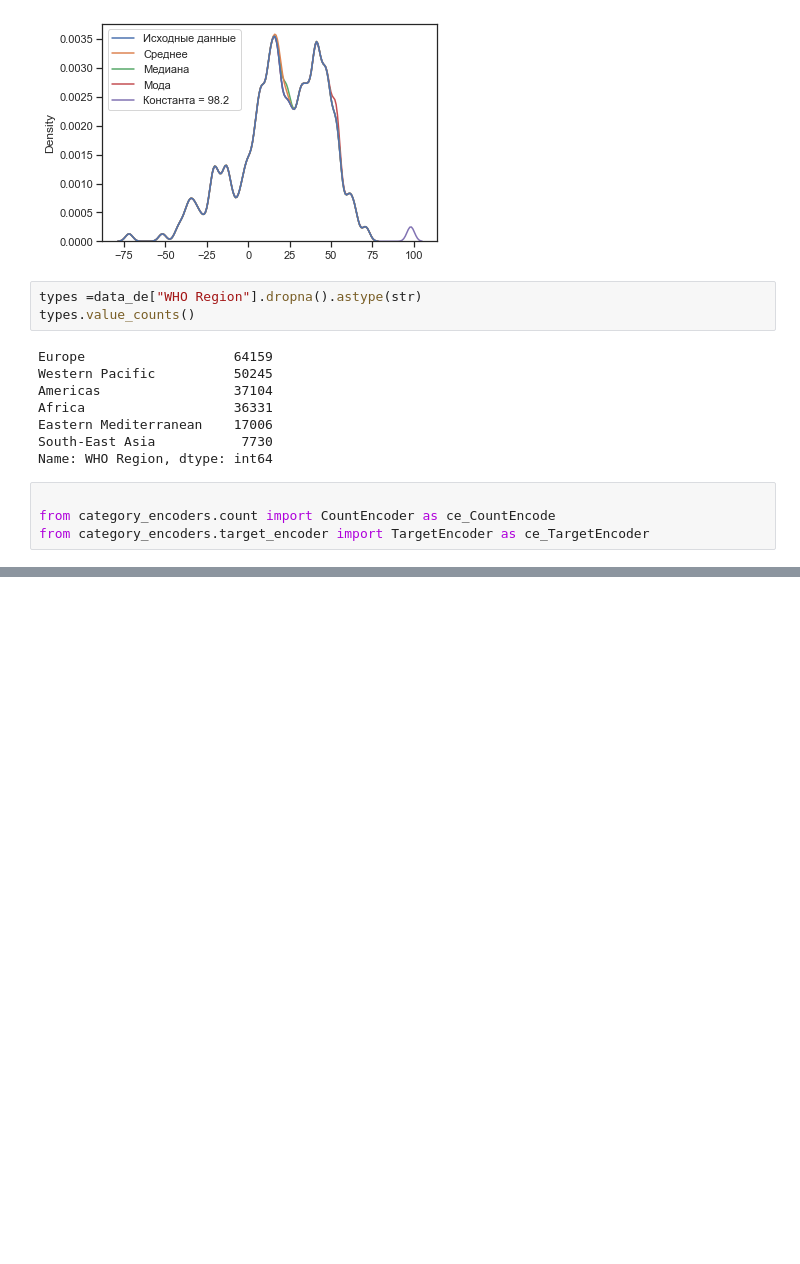
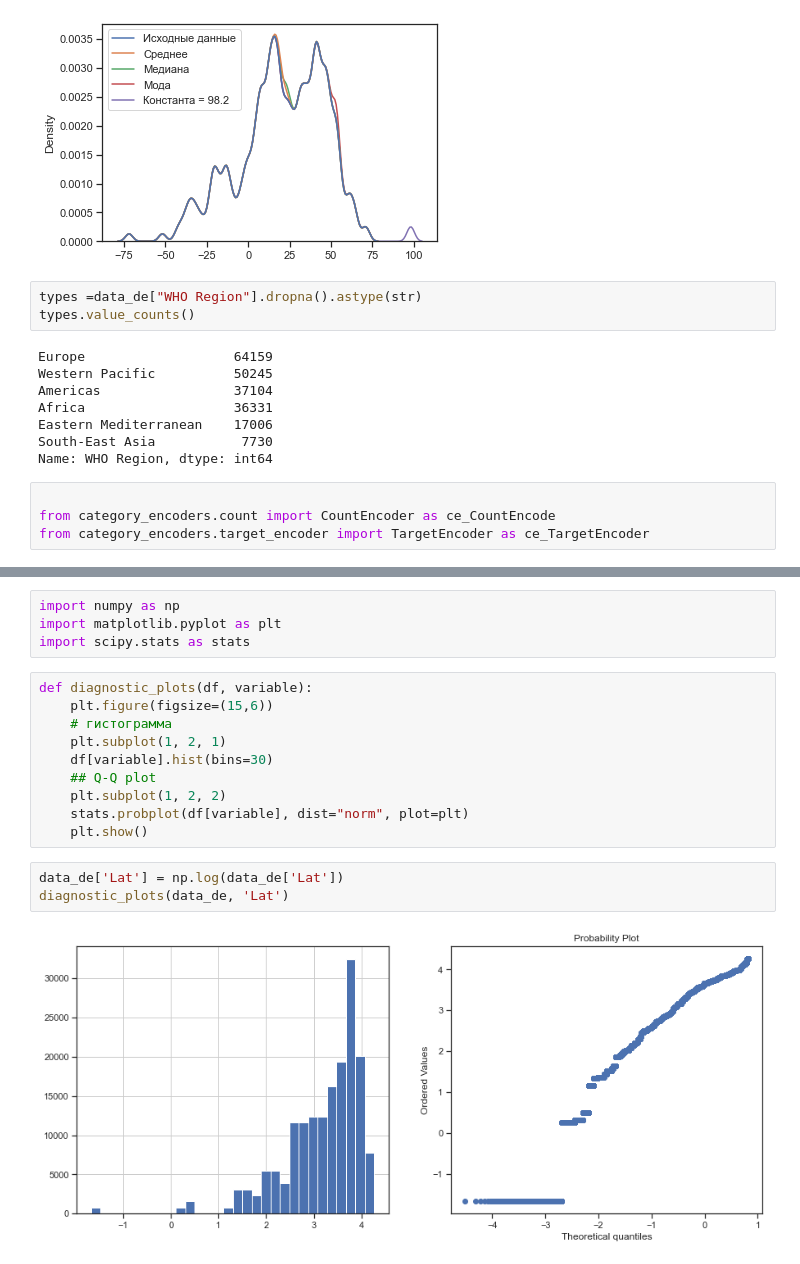
Before and after one commit to xiabeibei0505/IY5MMO1, a Jupyter notebook: лаб2/Back_up.ipynb, the cells around one changed output, grey strips where cells are left out. Saved outputs shown, nothing was run; the diff lists cells and outputs as text; blank space fills up the shorter version.

```diff
--- a/лаб2/Back_up.ipynb
+++ b/лаб2/Back_up.ipynb
@@ -186,0 +163,19 @@ sns.kdeplot(data=mm.fit_transform(data_de[["Lat"]]),shade=True,color="g")
+# %%
+import numpy as np
+import matplotlib.pyplot as plt
+import scipy.stats as stats
+# %%
+def diagnostic_plots(df, variable):
+    plt.figure(figsize=(15,6))
+    # гистограмма
+    plt.subplot(1, 2, 1)
+    df[variable].hist(bins=30)
+    ## Q-Q plot
+    plt.subplot(1, 2, 2)
+    stats.probplot(df[variable], dist="norm", plot=plt)
+    plt.show()
+# %%
+data_de['Lat'] = np.log(data_de['Lat'])
+diagnostic_plots(data_de, 'Lat')
+# %% [output]
+[figure, added]
```
Also changed, not shown: parts of 7 cells of this notebook, 1 other file.
